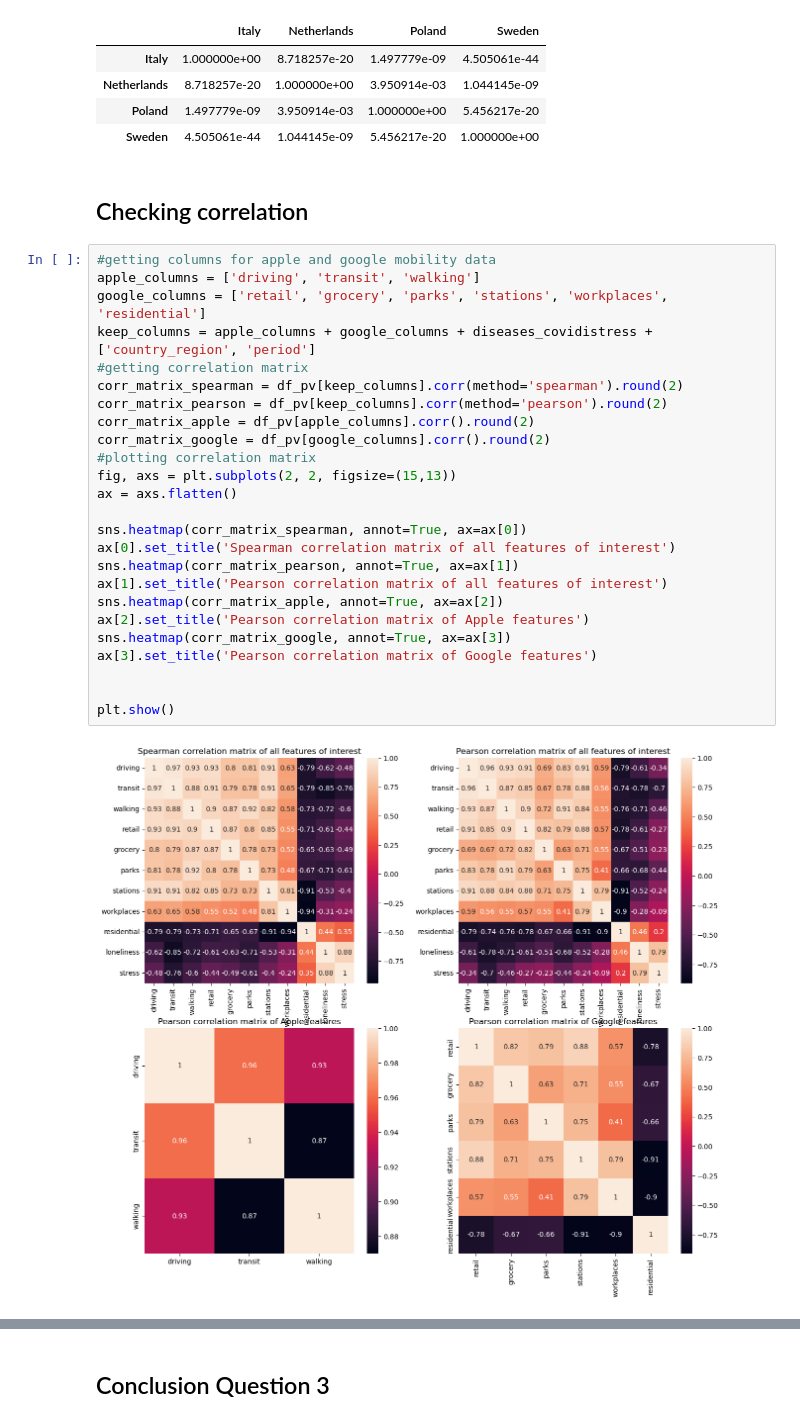
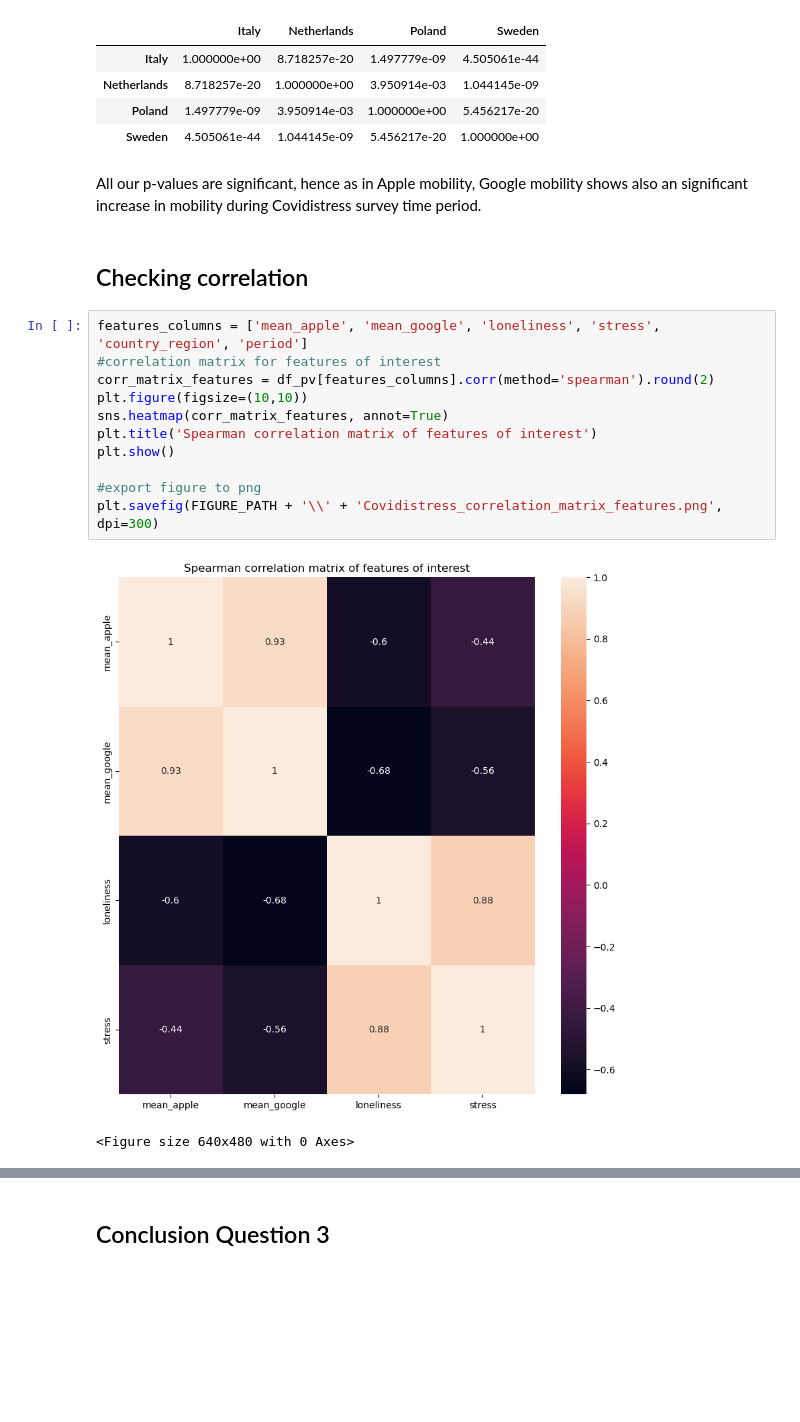
Before and after one commit to epfl-ada/ada-2022-project-adamsleg, a Jupyter notebook: pageviews_vs_covidistress.ipynb, the cells around one changed output, grey strips where cells are left out. Cells and saved outputs as stored; diff of their text form; blank space fills up the shorter version.

```diff
--- a/pageviews_vs_covidistress.ipynb
+++ b/pageviews_vs_covidistress.ipynb
@@ -885,32 +831,21 @@ sp.posthoc_conover(df_pv, val_col='mean_google', group_col='country_region', p_a
 | Netherlands | 8.718257e-20 | 1.000000e+00 | 3.950914e-03 | 1.044145e-09 |
 | Poland | 1.497779e-09 | 3.950914e-03 | 1.000000e+00 | 5.456217e-20 |
 | Sweden | 4.505061e-44 | 1.044145e-09 | 5.456217e-20 | 1.000000e+00 |
+# %% [markdown]
+All our p-values are significant, hence as in Apple mobility, Google mobility shows also an significant increase in mobility during Covidistress survey time period.
 # %% [markdown]
 ## Checking correlation
-# %%
-#getting columns for apple and google mobility data
-apple_columns = ['driving', 'transit', 'walking']
-google_columns = ['retail', 'grocery', 'parks', 'stations', 'workplaces', 'residential']
-keep_columns = apple_columns + google_columns + diseases_covidistress + ['country_region', 'period']
-#getting correlation matrix
-corr_matrix_spearman = df_pv[keep_columns].corr(method='spearman').round(2)
-corr_matrix_pearson = df_pv[keep_columns].corr(method='pearson').round(2)
-corr_matrix_apple = df_pv[apple_columns].corr().round(2)
-corr_matrix_google = df_pv[google_columns].corr().round(2)
-#plotting correlation matrix
-fig, axs = plt.subplots(2, 2, figsize=(15,13))
-ax = axs.flatten()
-
-sns.heatmap(corr_matrix_spearman, annot=True, ax=ax[0])
-ax[0].set_title('Spearman correlation matrix of all features of interest')
-sns.heatmap(corr_matrix_pearson, annot=True, ax=ax[1])
-ax[1].set_title('Pearson correlation matrix of all features of interest')
-sns.heatmap(corr_matrix_apple, annot=True, ax=ax[2])
-ax[2].set_title('Pearson correlation matrix of Apple features')
-sns.heatmap(corr_matrix_google, annot=True, ax=ax[3])
-ax[3].set_title('Pearson correlation matrix of Google features')
-
-
-plt.show()
-# %% [output]
-[figure, removed]
+# %%
+features_columns = ['mean_apple', 'mean_google', 'loneliness', 'stress', 'country_region', 'period']
+#correlation matrix for features of interest
+corr_matrix_features = df_pv[features_columns].corr(method='spearman').round(2)
+plt.figure(figsize=(10,10))
+sns.heatmap(corr_matrix_features, annot=True)
+plt.title('Spearman correlation matrix of features of interest')
+plt.show()
+
+#export figure to png
+plt.savefig(FIGURE_PATH + '\\' + 'Covidistress_correlation_matrix_features.png', dpi=300)
+# %% [output]
+[figure, added]
+<Figure size 640x480 with 0 Axes>
```
Also changed, not shown: parts of 66 cells of this notebook.
